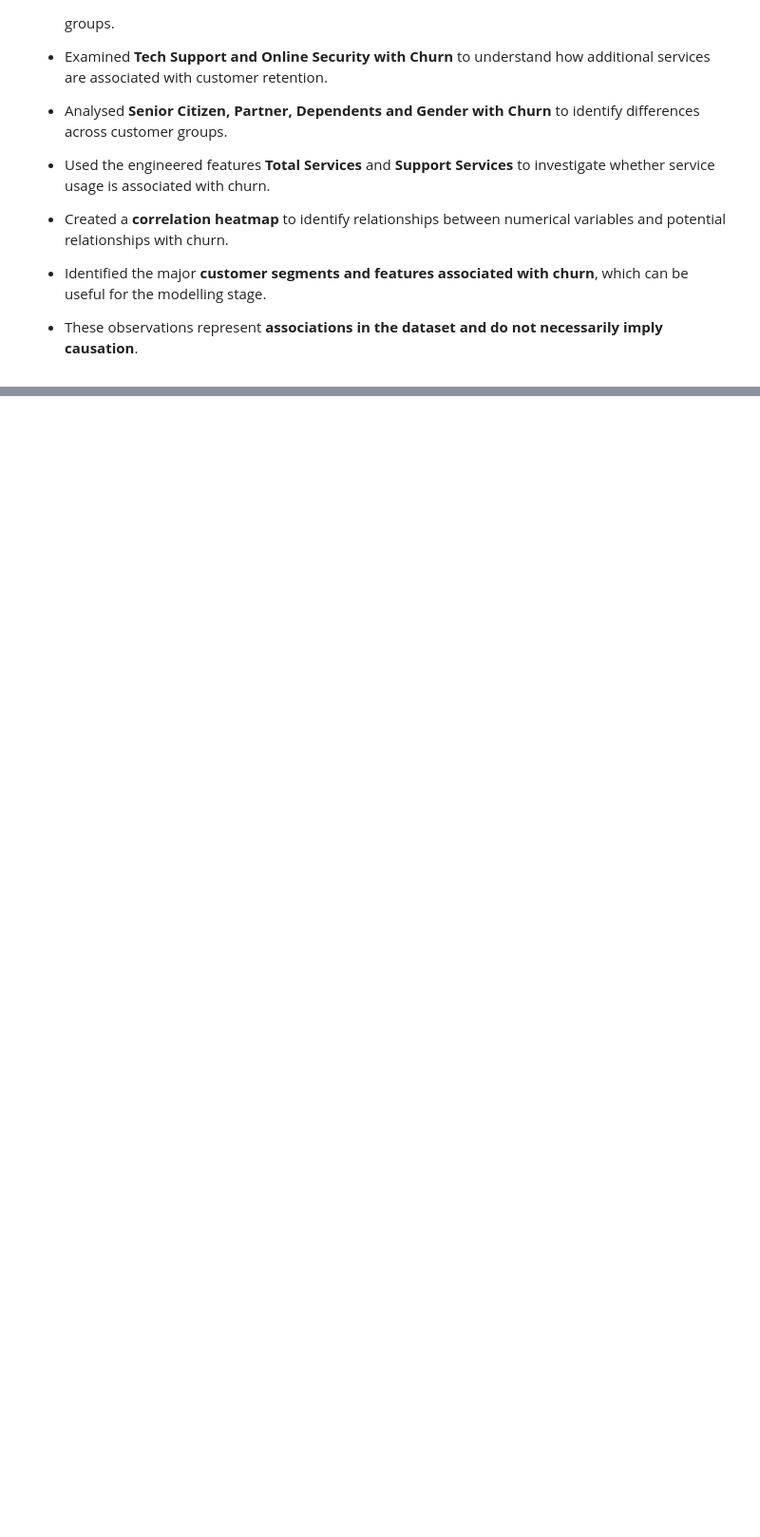
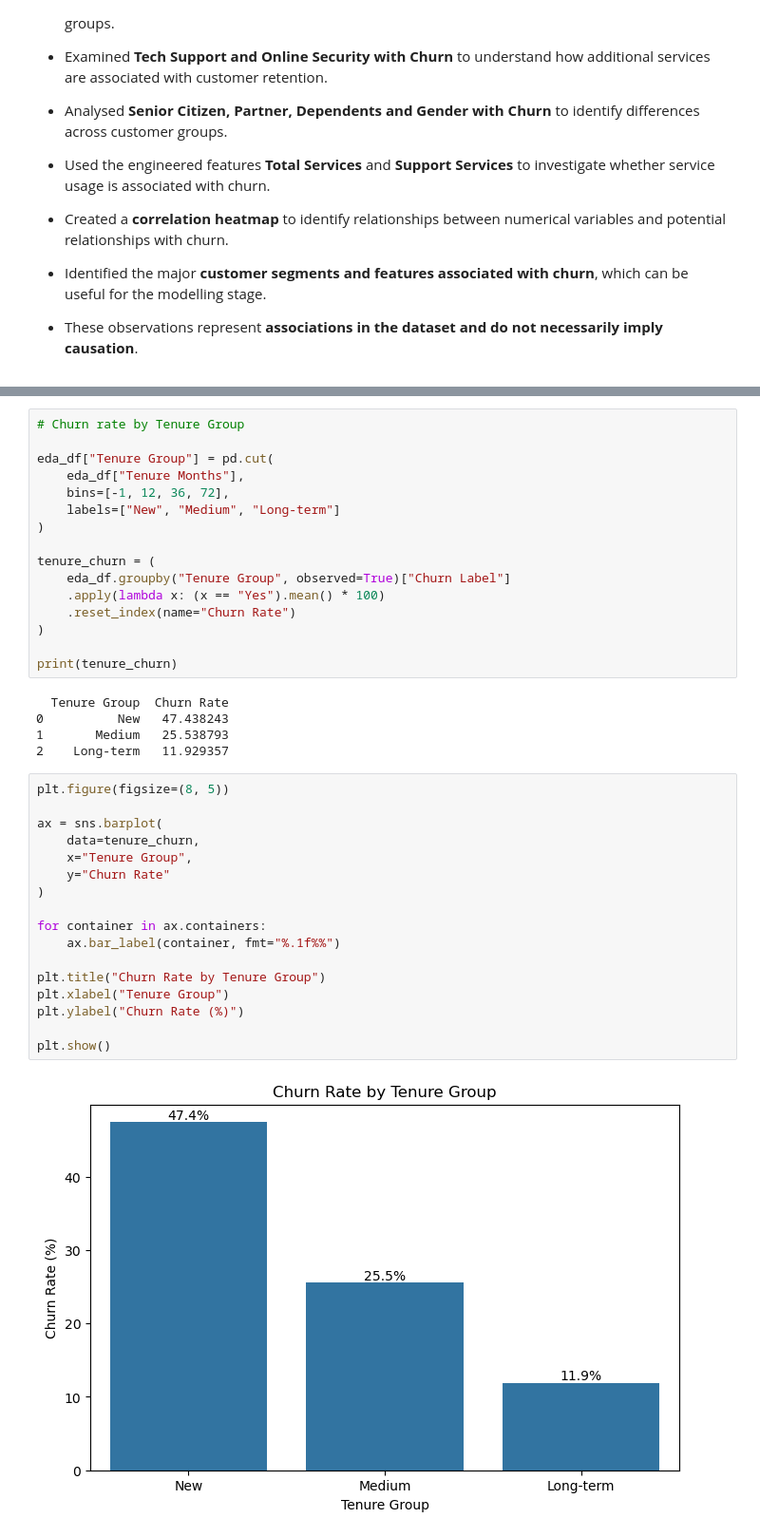
Before and after one commit to RATHICK2951/Data-Analytics---Batch10-, a Jupyter notebook: Notebook/EDA.ipynb, the cells around one changed output, grey strips where cells are left out. Shown at 95% size. Cells and saved outputs as stored; diff of their text form; blank space fills up the shorter version.

```diff
--- a/Notebook/EDA.ipynb
+++ b/Notebook/EDA.ipynb
@@ -561,0 +584,40 @@ plt.show()
+# %%
+# Churn rate by Tenure Group
+
+eda_df["Tenure Group"] = pd.cut(
+    eda_df["Tenure Months"],
+    bins=[-1, 12, 36, 72],
+    labels=["New", "Medium", "Long-term"]
+)
+
+tenure_churn = (
+    eda_df.groupby("Tenure Group", observed=True)["Churn Label"]
+    .apply(lambda x: (x == "Yes").mean() * 100)
+    .reset_index(name="Churn Rate")
+)
+
+print(tenure_churn)
+# %% [output]
+  Tenure Group  Churn Rate
+0          New   47.438243
+1       Medium   25.538793
+2    Long-term   11.929357
+# %%
+plt.figure(figsize=(8, 5))
+
+ax = sns.barplot(
+    data=tenure_churn,
+    x="Tenure Group",
+    y="Churn Rate"
+)
+
+for container in ax.containers:
+    ax.bar_label(container, fmt="%.1f%%")
+
+plt.title("Churn Rate by Tenure Group")
+plt.xlabel("Tenure Group")
+plt.ylabel("Churn Rate (%)")
+
+plt.show()
+# %% [output]
+[figure, added]
```
Also changed, not shown: parts of 5 cells of this notebook, 4 other files.
